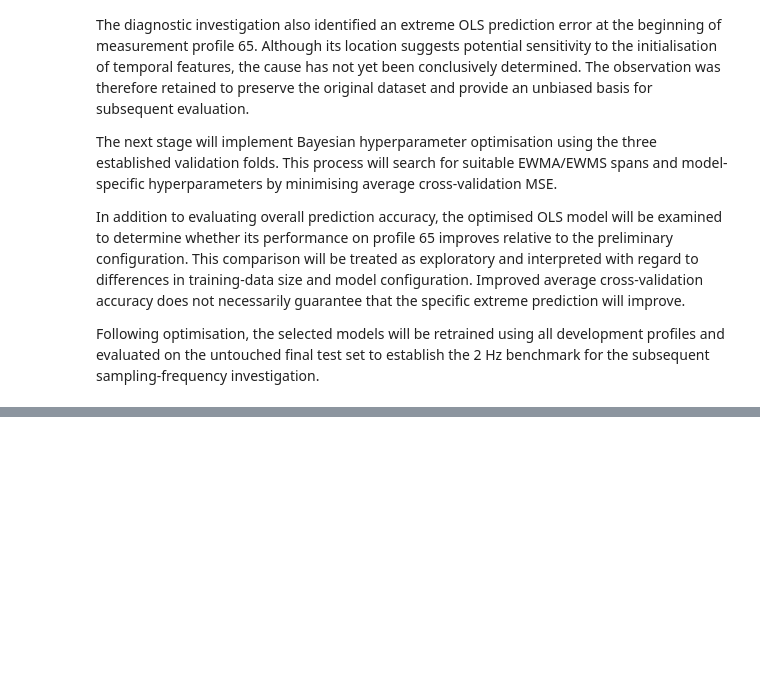
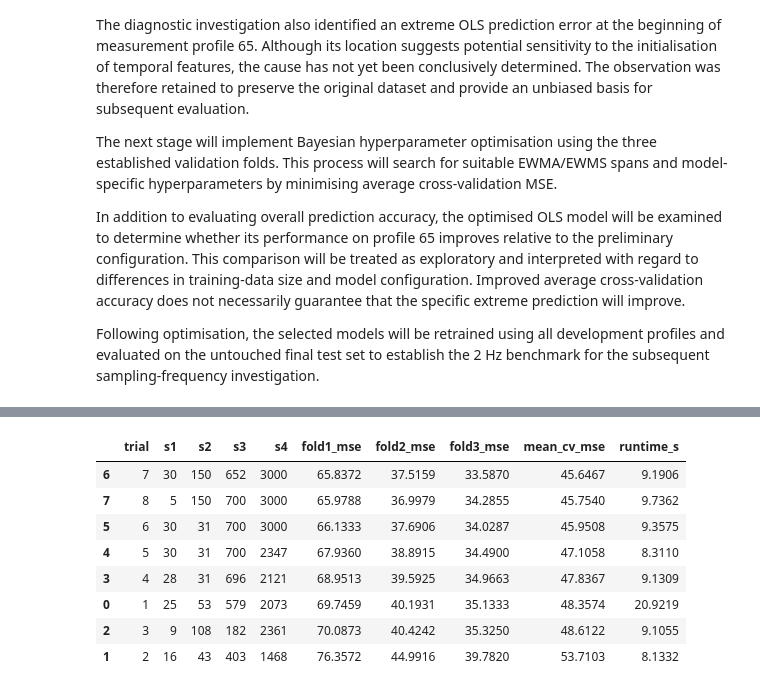
Before and after one commit to Fdau0002/Permanent-Magnet-Temperature-Estimate, a Jupyter notebook: Permanent_Magnet_Temperature_Estimation.ipynb, the cells around one changed output, grey strips where cells are left out. Cells and saved outputs as stored; diff of their text form; code cells hidden in the pictures; blank space fills up the shorter version.

```diff
--- a/Permanent_Magnet_Temperature_Estimation.ipynb
+++ b/Permanent_Magnet_Temperature_Estimation.ipynb
@@ -1412,0 +1612,79 @@ Following optimisation, the selected models will be retrained using all developm
+# %%
+
+# STEP 6.3C — Gaussian-process Bayesian optimisation
+
+search_space = [
+    Integer(5, 30, name="span_1"),
+    Integer(31, 150, name="span_2"),
+    Integer(151, 700, name="span_3"),
+    Integer(701, 3000, name="span_4")
+]
+
+trial_records = []
+
+
+def bayesian_objective(candidate):
+    """
+    Objective minimised by Gaussian-process
+    Bayesian optimisation.
+    """
+    spans = [int(s) for s in candidate]
+
+    start = time.perf_counter()
+
+    mean_mse, fold_scores = evaluate_ols_cv(spans)
+
+    duration = time.perf_counter() - start
+
+    record = {
+        "trial": len(trial_records) + 1,
+        "s1": spans[0],
+        "s2": spans[1],
+        "s3": spans[2],
+        "s4": spans[3],
+        "fold1_mse": fold_scores[0],
+        "fold2_mse": fold_scores[1],
+        "fold3_mse": fold_scores[2],
+        "mean_cv_mse": mean_mse,
+        "runtime_s": duration
+    }
+
+    trial_records.append(record)
+
+    # Save each result as the search progresses
+    pd.DataFrame(trial_records).to_csv(
+        "bayesian_ols_pilot_trials.csv",
+        index=False
+    )
+
+    print(
+        f"Trial {record['trial']}: "
+        f"spans={spans}, "
+        f"CV MSE={mean_mse:.4f}, "
+        f"time={duration:.1f}s",
+        flush=True
+    )
+
+    return mean_mse
+
+
+# Small initial search to verify optimisation
+result = gp_minimize(
+    func=bayesian_objective,
+    dimensions=search_space,
+    n_calls=8,
+    n_initial_points=4,
+    acq_func="EI",
+    random_state=RANDOM_STATE
+)
+
+print("\nPASS: OLS Bayesian optimisation pilot completed")
+print("Best spans:", result.x)
+print(f"Best CV MSE: {result.fun:.4f} °C²")
+
+display(
+    pd.DataFrame(trial_records)
+    .sort_values("mean_cv_mse")
+    .round(4)
+)
+# %% [output]
@@ -1412,0 +1703,9 @@ Following optimisation, the selected models will be retrained using all developm
+|  | trial | s1 | s2 | s3 | s4 | fold1_mse | fold2_mse | fold3_mse | mean_cv_mse | runtime_s |
+| 6 | 7 | 30 | 150 | 652 | 3000 | 65.8372 | 37.5159 | 33.5870 | 45.6467 | 9.1906 |
+| 7 | 8 | 5 | 150 | 700 | 3000 | 65.9788 | 36.9979 | 34.2855 | 45.7540 | 9.7362 |
+| 5 | 6 | 30 | 31 | 700 | 3000 | 66.1333 | 37.6906 | 34.0287 | 45.9508 | 9.3575 |
+| 4 | 5 | 30 | 31 | 700 | 2347 | 67.9360 | 38.8915 | 34.4900 | 47.1058 | 8.3110 |
+| 3 | 4 | 28 | 31 | 696 | 2121 | 68.9513 | 39.5925 | 34.9663 | 47.8367 | 9.1309 |
+| 0 | 1 | 25 | 53 | 579 | 2073 | 69.7459 | 40.1931 | 35.1333 | 48.3574 | 20.9219 |
+| 2 | 3 | 9 | 108 | 182 | 2361 | 70.0873 | 40.4242 | 35.3250 | 48.6122 | 9.1055 |
+| 1 | 2 | 16 | 43 | 403 | 1468 | 76.3572 | 44.9916 | 39.7820 | 53.7103 | 8.1332 |
```
Also changed, not shown: parts of 12 cells of this notebook.
